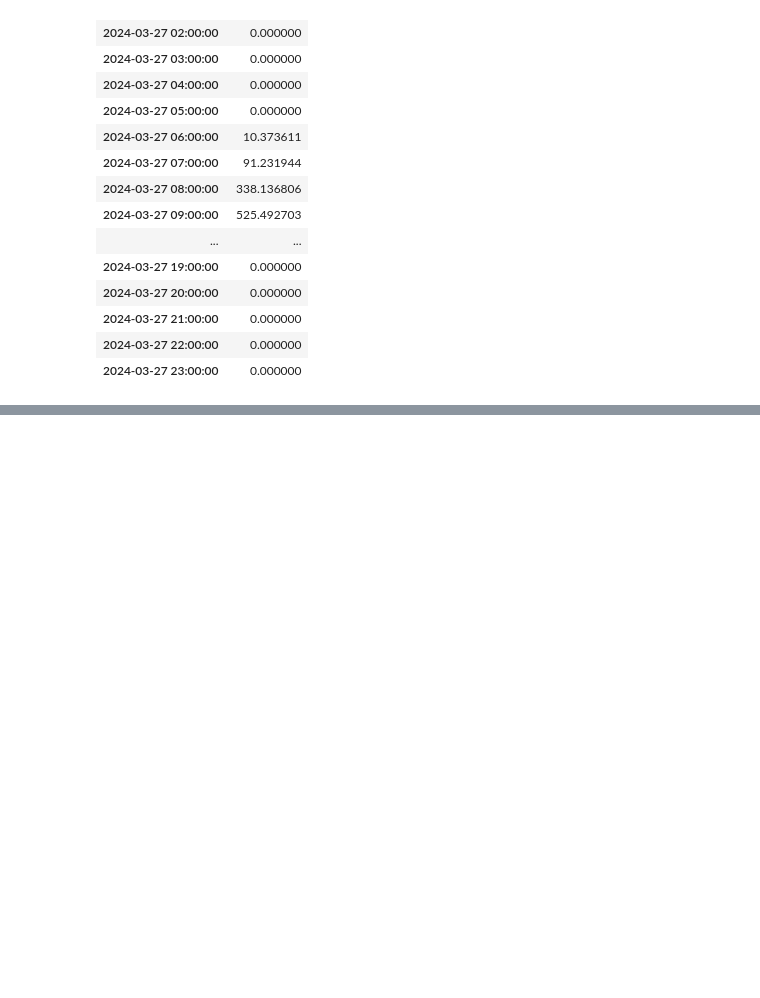
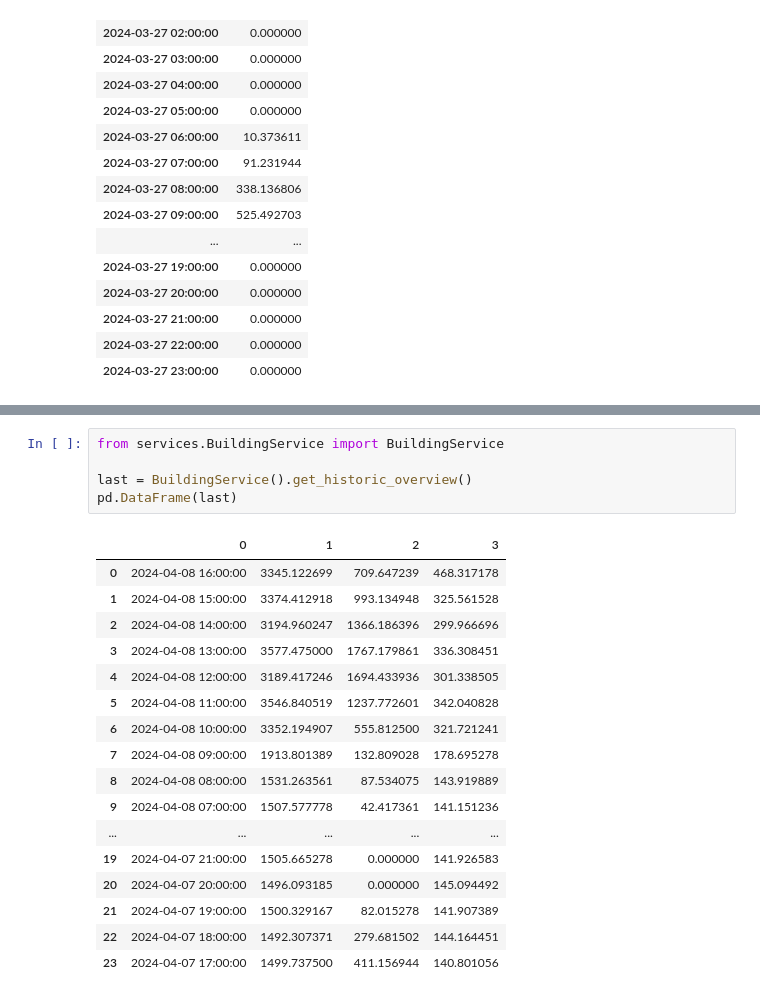
Before and after one commit to rafaeldpsilva/iot-building-monitoring, a Jupyter notebook: cena.ipynb, the cells around one changed output, grey strips where cells are left out. Cells and saved outputs as stored; diff of their text form; blank space fills up the shorter version.

```diff
--- a/cena.ipynb
+++ b/cena.ipynb
@@ -64,0 +116,23 @@ total
+# %%
+from services.BuildingService import BuildingService
+
+last = BuildingService().get_historic_overview()
+pd.DataFrame(last)
+# %% [output]
+|  | 0 | 1 | 2 | 3 |
+| 0 | 2024-04-08 16:00:00 | 3345.122699 | 709.647239 | 468.317178 |
+| 1 | 2024-04-08 15:00:00 | 3374.412918 | 993.134948 | 325.561528 |
+| 2 | 2024-04-08 14:00:00 | 3194.960247 | 1366.186396 | 299.966696 |
+| 3 | 2024-04-08 13:00:00 | 3577.475000 | 1767.179861 | 336.308451 |
+| 4 | 2024-04-08 12:00:00 | 3189.417246 | 1694.433936 | 301.338505 |
+| 5 | 2024-04-08 11:00:00 | 3546.840519 | 1237.772601 | 342.040828 |
+| 6 | 2024-04-08 10:00:00 | 3352.194907 | 555.812500 | 321.721241 |
+| 7 | 2024-04-08 09:00:00 | 1913.801389 | 132.809028 | 178.695278 |
+| 8 | 2024-04-08 08:00:00 | 1531.263561 | 87.534075 | 143.919889 |
+| 9 | 2024-04-08 07:00:00 | 1507.577778 | 42.417361 | 141.151236 |
+| ... | ... | ... | ... | ... |
+| 19 | 2024-04-07 21:00:00 | 1505.665278 | 0.000000 | 141.926583 |
+| 20 | 2024-04-07 20:00:00 | 1496.093185 | 0.000000 | 145.094492 |
+| 21 | 2024-04-07 19:00:00 | 1500.329167 | 82.015278 | 141.907389 |
+| 22 | 2024-04-07 18:00:00 | 1492.307371 | 279.681502 | 144.164451 |
+| 23 | 2024-04-07 17:00:00 | 1499.737500 | 411.156944 | 140.801056 |
```
Also changed, not shown: parts of 5 cells of this notebook, 6 other files.
